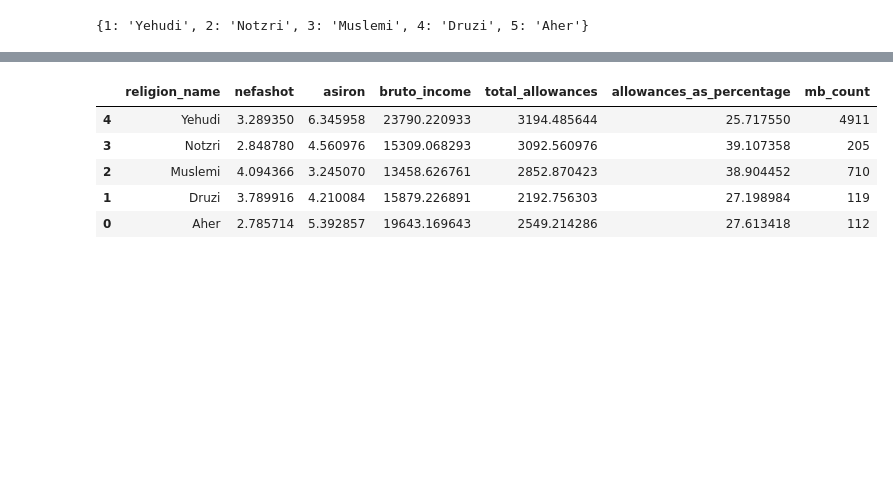
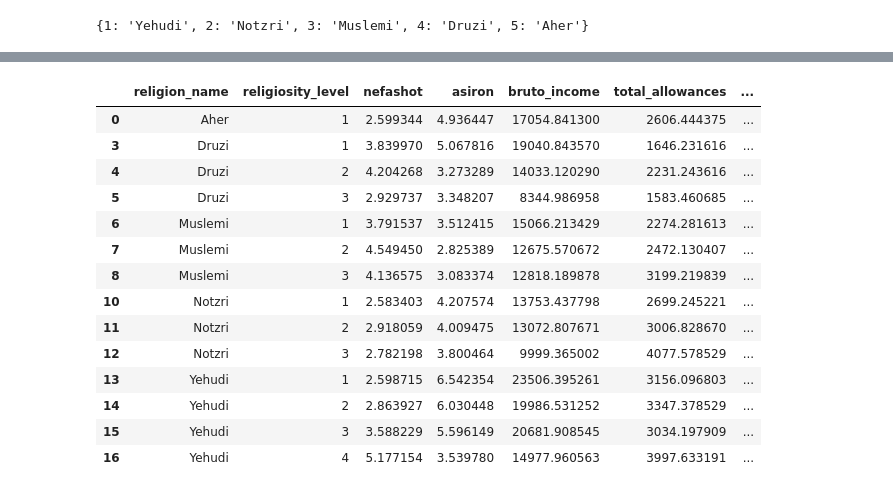
Before and after one commit to eladreuveni/Lamas, a Jupyter notebook: allowences_21.ipynb, the cells around one changed output, grey strips where cells are left out. Cells and saved outputs as stored; diff of their text form; code cells hidden in the pictures; blank space fills up the shorter version.

```diff
--- a/allowences_21.ipynb
+++ b/allowences_21.ipynb
@@ -6,3 +7,5 @@ import seaborn as sns
 # %%
-data_mb_21 = pd.read_csv('./data_mb_all_years/2021.csv')
+# Construct the file path using pathlib
+file_path = Path('data_mb_all_years') / f'2021.csv'
+csv = pd.read_csv(file_path)
 # %%
@@ -62,47 +74,50 @@ incomes
 # %%
+from funcs import weighted_average
+
+def w_avg(col):
+    return weighted_average(incomes, col, 'weight')
+
+# avg what needs to be avg, count all groups.
+cols_to_avg = ['nefashot','asiron','bruto_income','total_allowances','allowances_as_percentage']
+cols_agg = {
+    col: lambda x: w_avg(x) for col in cols_to_avg
+}
+cols_agg['mispar_mb'] = 'count'
+
 # Calculate means of every religion
-religions_means = incomes.groupby('religion_name').agg(
-    {
-        'nefashot': 'mean',
-        'asiron': 'mean',
-        'bruto_income': 'mean',
-        'total_allowances': 'mean',
-        'allowances_as_percentage': 'mean',
-        'mispar_mb': 'count'
-    }
-).reset_index()
+religions_means = incomes.groupby('religion_name').agg(cols_agg).reset_index()
 
 # Rename the 'mispar_mb' column to 'count' for clarity
 religions_means.rename(columns={'mispar_mb': 'mb_count'}, inplace=True)
 
 religions_means.sort_values('religion_name', ascending=False, inplace=True)
 
 # Group by 'religion' and 'religiosity_level' and calculate the average and count for each group
-grouped = incomes[incomes['religiosity_level'] < 5].groupby(['religion_name', 'religiosity_level']).agg(
-    {
-        'nefashot': 'mean',
-        'asiron': 'mean',
-        'bruto_income': 'mean',
-        'total_allowances': 'mean',
-        'allowances_as_percentage': 'mean',
-        'mispar_mb': 'count'
-    }
-).reset_index()
+grouped = incomes[incomes['religiosity_level'] < 5].groupby(['religion_name', 'religiosity_level']).agg(cols_agg).reset_index()
 
 # Rename the 'mispar_mb' column to 'count' for clarity
 grouped.rename(columns={'mispar_mb': 'mb_count'}, inplace=True)
 
 # too little data
 f_grouped = grouped[grouped['mb_count'] >= 5]
 
-religions_means
+f_grouped
 # %% [output]
-|  | religion_name | nefashot | asiron | bruto_income | total_allowances | allowances_as_percentage | mb_count |
-| 4 | Yehudi | 3.289350 | 6.345958 | 23790.220933 | 3194.485644 | 25.717550 | 4911 |
-| 3 | Notzri | 2.848780 | 4.560976 | 15309.068293 | 3092.560976 | 39.107358 | 205 |
-| 2 | Muslemi | 4.094366 | 3.245070 | 13458.626761 | 2852.870423 | 38.904452 | 710 |
-| 1 | Druzi | 3.789916 | 4.210084 | 15879.226891 | 2192.756303 | 27.198984 | 119 |
-| 0 | Aher | 2.785714 | 5.392857 | 19643.169643 | 2549.214286 | 27.613418 | 112 |
+|  | religion_name | religiosity_level | nefashot | asiron | bruto_income | total_allowances | ... |
+| 0 | Aher | 1 | 2.599344 | 4.936447 | 17054.841300 | 2606.444375 | ... |
+| 3 | Druzi | 1 | 3.839970 | 5.067816 | 19040.843570 | 1646.231616 | ... |
+| 4 | Druzi | 2 | 4.204268 | 3.273289 | 14033.120290 | 2231.243616 | ... |
+| 5 | Druzi | 3 | 2.929737 | 3.348207 | 8344.986958 | 1583.460685 | ... |
+| 6 | Muslemi | 1 | 3.791537 | 3.512415 | 15066.213429 | 2274.281613 | ... |
+| 7 | Muslemi | 2 | 4.549450 | 2.825389 | 12675.570672 | 2472.130407 | ... |
+| 8 | Muslemi | 3 | 4.136575 | 3.083374 | 12818.189878 | 3199.219839 | ... |
+| 10 | Notzri | 1 | 2.583403 | 4.207574 | 13753.437798 | 2699.245221 | ... |
+| 11 | Notzri | 2 | 2.918059 | 4.009475 | 13072.807671 | 3006.828670 | ... |
+| 12 | Notzri | 3 | 2.782198 | 3.800464 | 9999.365002 | 4077.578529 | ... |
+| 13 | Yehudi | 1 | 2.598715 | 6.542354 | 23506.395261 | 3156.096803 | ... |
+| 14 | Yehudi | 2 | 2.863927 | 6.030448 | 19986.531252 | 3347.378529 | ... |
+| 15 | Yehudi | 3 | 3.588229 | 5.596149 | 20681.908545 | 3034.197909 | ... |
+| 16 | Yehudi | 4 | 5.177154 | 3.539780 | 14977.960563 | 3997.633191 | ... |
 # %%
 
 # Create a bar chart
```
Also changed, not shown: parts of 5 cells of this notebook, 24 other files.
